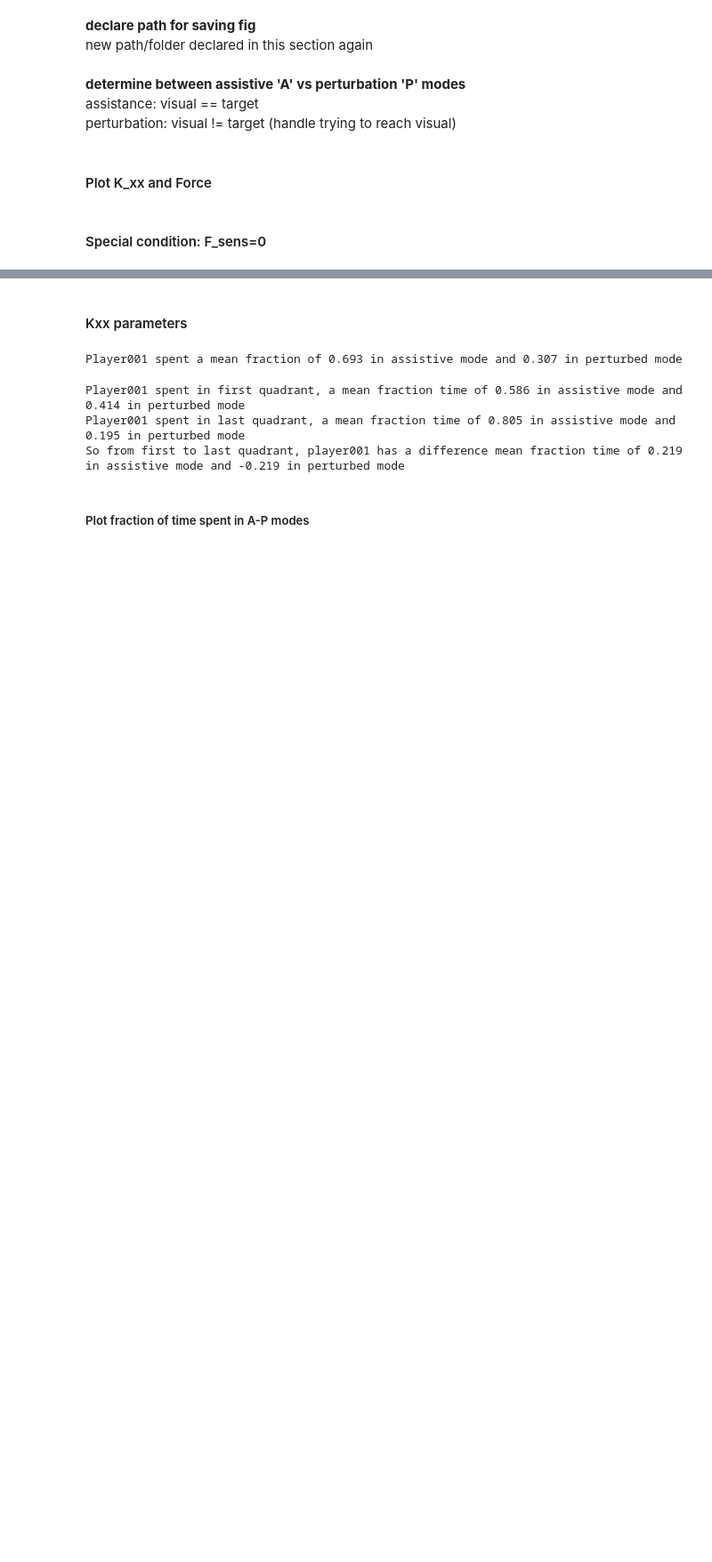
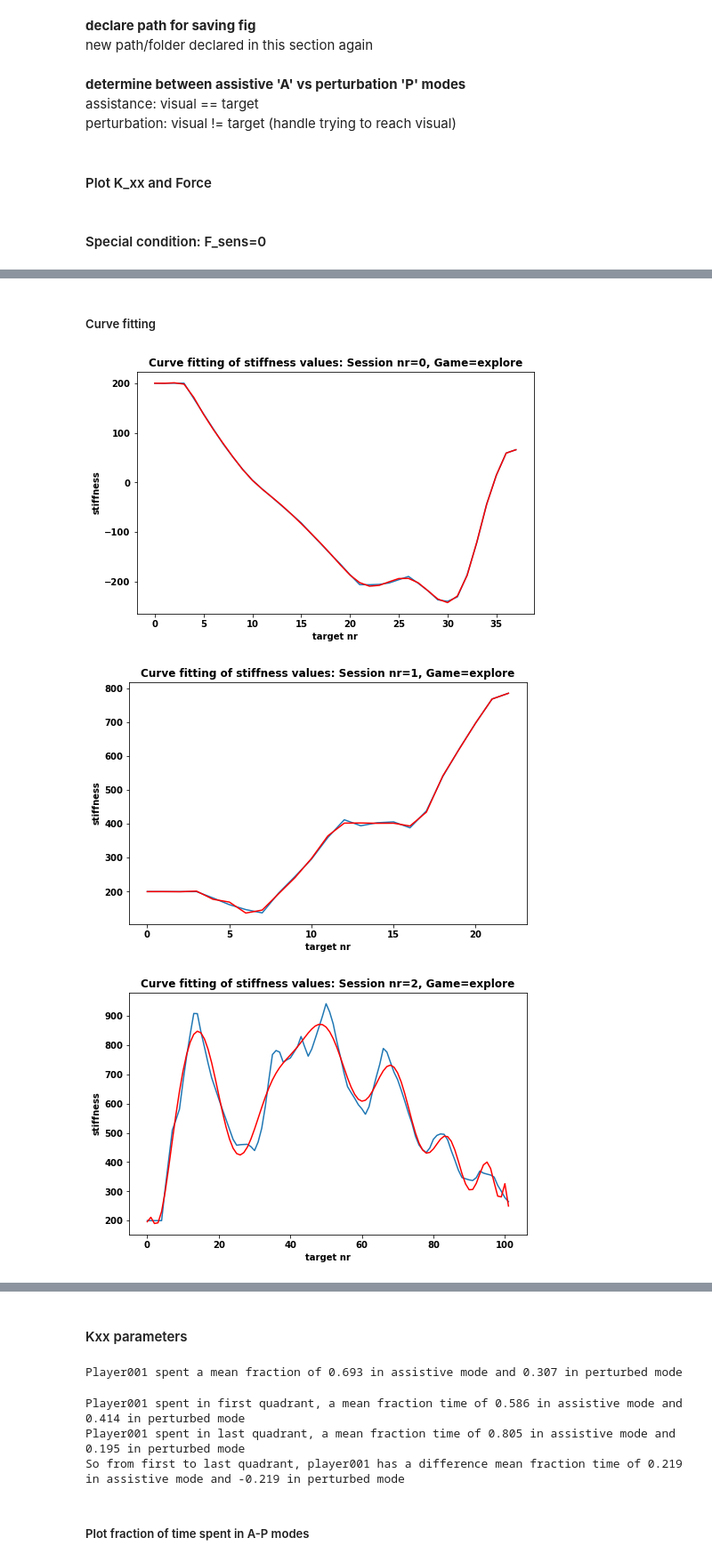
Before and after one commit to doscsy12/robotic_hometherapy, a Jupyter notebook: Extract_EDA-P001.ipynb, the cells around one changed output, grey strips where cells are left out. Shown at 89% size. Drawn from its saved outputs; the diff is of its cells as text; code cells hidden in the pictures; blank space fills up the shorter version.

```diff
--- a/Extract_EDA-P001.ipynb
+++ b/Extract_EDA-P001.ipynb
@@ -1459,0 +1566,46 @@ for session, df in enumerate(df_session):
+# %% [markdown]
+##### Curve fitting
+# %%
+# plot polyfit curve k_theory
+def plot_k_theory_real(df_kager):
+    '''this function plots the calculated stiffness values and the fitted curve'''
+    session = df_kager['session'][0]
+    plt.figure(figsize=(8,5))
+    plt.plot(df_kager['k_theory'])
+    plt.plot(df_kager.index,p(df_kager.index),'r-');
+    plt.xlabel('target nr')
+    plt.ylabel('stiffness')
+    plt.title('Curve fitting of stiffness values: Session nr={}, Game=explore'.format(session),fontsize=12)
+    plt.show();
+# %%
+K_f = []
+kager_median = []
+kager_MAD = []
+for nr, kager in enumerate(list_of_kager):
+    # determine change in median and MAD
+    x_0 = np.array_split(kager['k_theory'],20)[2:3][0]
+    x_last = np.array_split(kager['k_theory'],20)[18:19][0]
+    median_0 = np.median(x_0)
+    MAD_0 = scipy.stats.median_abs_deviation(x_0)
+    median_last = np.median(x_last)
+    MAD_last = scipy.stats.median_abs_deviation(x_last)
+
+    median_diff = median_last - median_0
+    MAD_diff = MAD_last - MAD_0
+    kager_median.append(median_diff)
+    kager_MAD.append(MAD_diff)
+
+    # determine and plot polyfit
+    z = np.polyfit(kager.index,kager['k_theory'], 20)
+    p = np.poly1d(z)
+    kager['curve_fit'] = np.polyval(z,kager.index)
+
+    # calculate K_f
+    K_f.append(kager['curve_fit'].iloc[-1])
+
+    # plot
+    plot_k_theory_real(kager)
+# %% [output]
+[figure, added]
+[figure, added]
+[figure, added]
```
Also changed, not shown: parts of 16 cells of this notebook, 1 other file.
